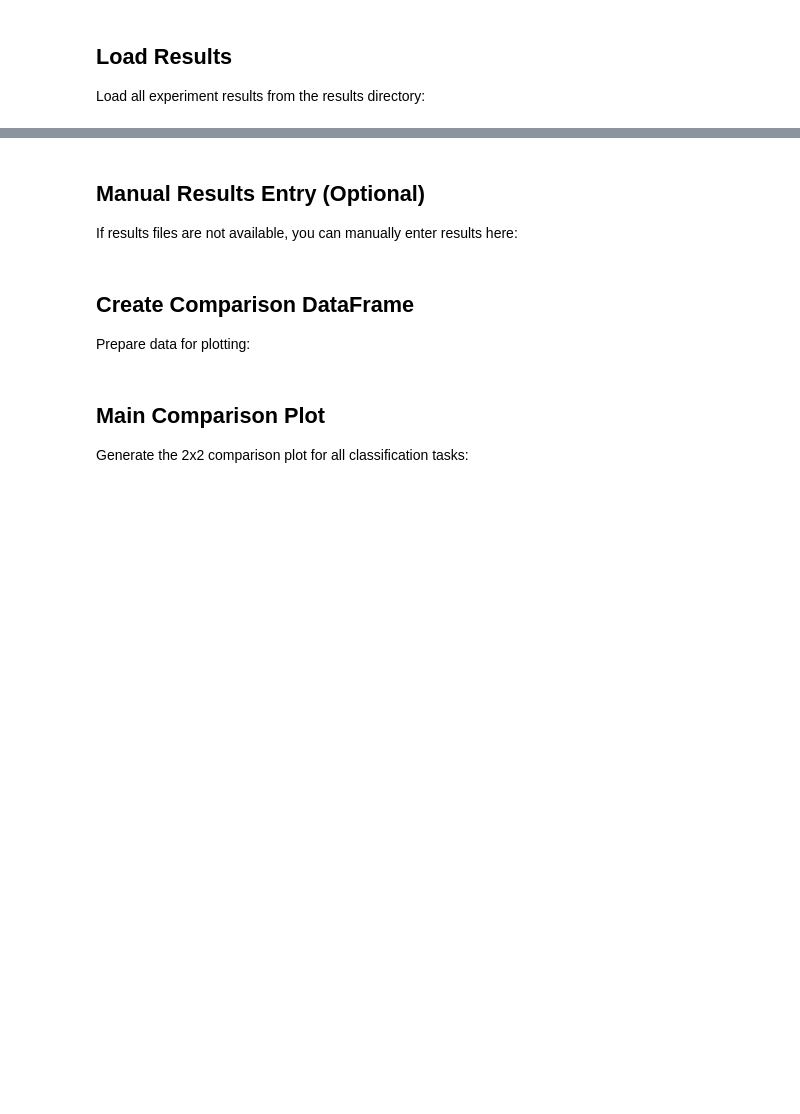
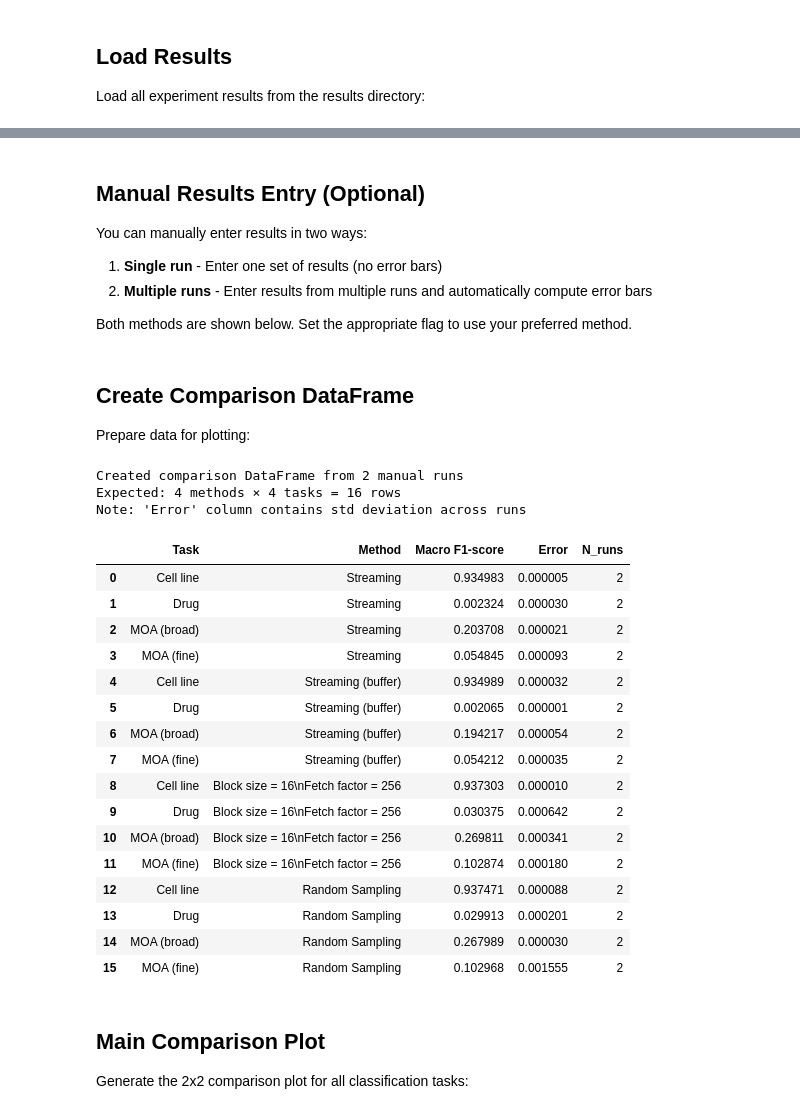
Before and after one commit to scDataset/scDataset, a Jupyter notebook: training_experiments/notebooks/analyze_results.ipynb, the cells around one changed output, grey strips where cells are left out. Drawn from its saved outputs; the diff is of its cells as text; code cells hidden in the pictures; blank space fills up the shorter version.

```diff
--- a/training_experiments/notebooks/analyze_results.ipynb
+++ b/training_experiments/notebooks/analyze_results.ipynb
@@ -84,5 +167,9 @@ else:
 # %% [markdown]
 ## Manual Results Entry (Optional)
 
-If results files are not available, you can manually enter results here:
+You can manually enter results in two ways:
+1. **Single run** - Enter one set of results (no error bars)
+2. **Multiple runs** - Enter results from multiple runs and automatically compute error bars
+
+Both methods are shown below. Set the appropriate flag to use your preferred method.
 # %%
@@ -105,18 +272,73 @@ USE_MANUAL_DATA = False
 
 Prepare data for plotting:
 # %%
-if results and not USE_MANUAL_DATA:
-    # Create DataFrame from loaded results
+# Priority order for data sources:
+# 1. Manual multi-run data (USE_MANUAL_DATA=True, USE_MANUAL_MULTI_RUN=True)
+# 2. Manual single-run data (USE_MANUAL_DATA=True, USE_MANUAL_MULTI_RUN=False)
+# 3. Multiple run directories (USE_MULTIPLE_RUNS=True)
+# 4. Single results directory (default)
+
+if USE_MANUAL_DATA and USE_MANUAL_MULTI_RUN:
+    # Create DataFrame from manually entered multi-run data with auto error bars
+    df = create_comparison_dataframe_from_manual_runs(
+        manual_runs,
+        method_names=manual_method_names
+    )
+    print(f"Created comparison DataFrame from {len(manual_runs)} manual runs")
+    print(f"Expected: {len(manual_runs[0])} methods × 4 tasks = {len(manual_runs[0]) * 4} rows")
+    print("Note: 'Error' column contains std deviation across runs")
+    display(df)
+
+elif USE_MANUAL_DATA:
+    # Use single-run manual data (manual_df)
+    df = manual_df
+    print(f"Using single-run manual data with {len(df)} rows (no error bars)")
+    display(df)
+
+elif USE_MULTIPLE_RUNS:
+    # Load from multiple run directories and compute error bars automatically
+    RUN_DIRS = sorted((notebook_dir.parent / "results").glob("run_*"))
+    results_list = load_multiple_run_results([str(d) for d in RUN_DIRS])
+    print(f"Loaded {len(results_list)} runs from {len(RUN_DIRS)} directories")
+
+    # Create DataFrame with automatic error bars (std across runs)
+    df = create_comparison_dataframe_from_multiple_runs(results_list, metric_name='f1_macro')
+    print(f"Created comparison DataFrame with {len(df)} rows")
+    print("Note: 'Error' column contains std deviation across runs")
+    display(df)
+
+elif results:
+    # Create DataFrame from single run (no error bars)
     df = create_comparison_dataframe(results, metric_name='f1_macro')
-    print(f"Created comparison DataFrame with {len(df)} rows")
+    print(f"Created comparison DataFrame with {len(df)} rows (single run, no error bars)")
     display(df)
-elif USE_MANUAL_DATA:
-    df = manual_df
-    print(f"Using manual data with {len(df)} rows")
+
 else:
     print("No data available. Please either:")
-    print("  1. Run experiments to generate results")
-    print("  2. Enable USE_MANUAL_DATA and fill in manual_data")
+    print("  1. Set USE_MANUAL_DATA=True and enter data in manual_runs or manual_df")
+    print("  2. Set USE_MULTIPLE_RUNS=True and configure RUN_DIRS")
+    print("  3. Run experiments to generate results in RESULTS_DIR")
+# %% [output]
+Created comparison DataFrame from 2 manual runs
+Expected: 4 methods × 4 tasks = 16 rows
+Note: 'Error' column contains std deviation across runs
+|  | Task | Method | Macro F1-score | Error | N_runs |
+| 0 | Cell line | Streaming | 0.934983 | 0.000005 | 2 |
+| 1 | Drug | Streaming | 0.002324 | 0.000030 | 2 |
+| 2 | MOA (broad) | Streaming | 0.203708 | 0.000021 | 2 |
+| 3 | MOA (fine) | Streaming | 0.054845 | 0.000093 | 2 |
+| 4 | Cell line | Streaming (buffer) | 0.934989 | 0.000032 | 2 |
+| 5 | Drug | Streaming (buffer) | 0.002065 | 0.000001 | 2 |
+| 6 | MOA (broad) | Streaming (buffer) | 0.194217 | 0.000054 | 2 |
+| 7 | MOA (fine) | Streaming (buffer) | 0.054212 | 0.000035 | 2 |
+| 8 | Cell line | Block size = 16\nFetch factor = 256 | 0.937303 | 0.000010 | 2 |
+| 9 | Drug | Block size = 16\nFetch factor = 256 | 0.030375 | 0.000642 | 2 |
+| 10 | MOA (broad) | Block size = 16\nFetch factor = 256 | 0.269811 | 0.000341 | 2 |
+| 11 | MOA (fine) | Block size = 16\nFetch factor = 256 | 0.102874 | 0.000180 | 2 |
+| 12 | Cell line | Random Sampling | 0.937471 | 0.000088 | 2 |
+| 13 | Drug | Random Sampling | 0.029913 | 0.000201 | 2 |
+| 14 | MOA (broad) | Random Sampling | 0.267989 | 0.000030 | 2 |
+| 15 | MOA (fine) | Random Sampling | 0.102968 | 0.001555 | 2 |
 # %% [markdown]
 ## Main Comparison Plot
 
```
Also changed, not shown: parts of 12 cells of this notebook, 20 other files.
